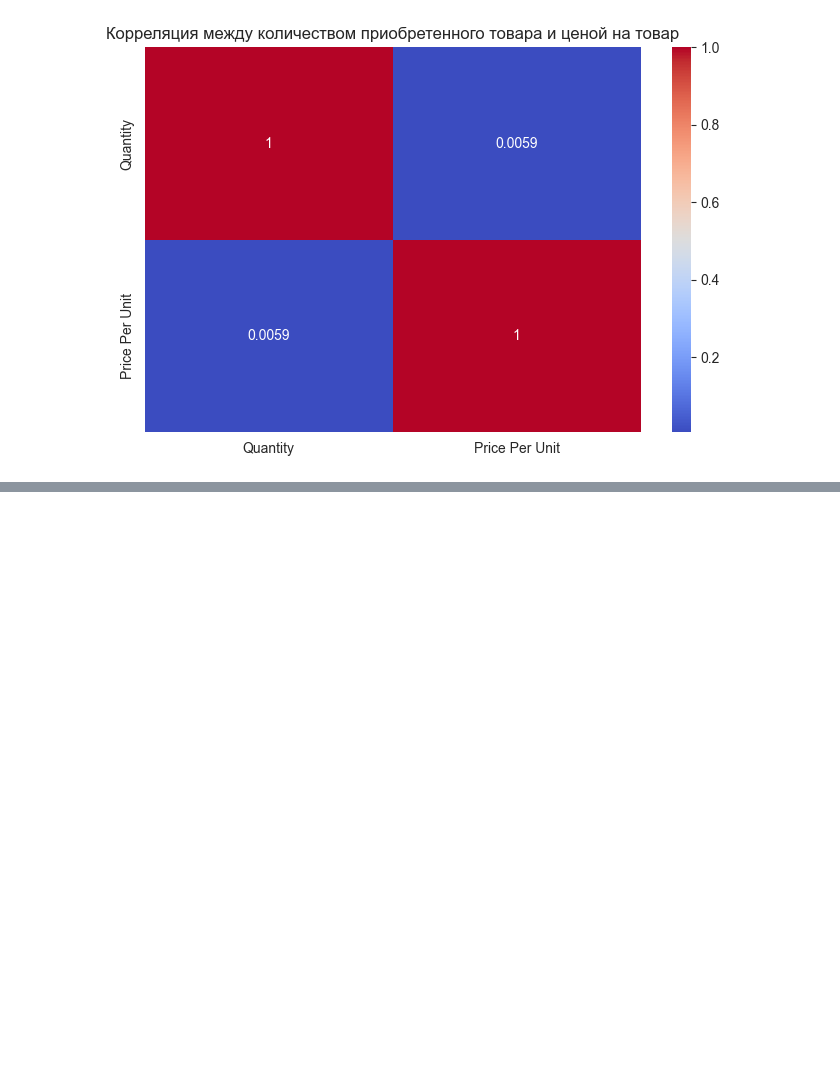
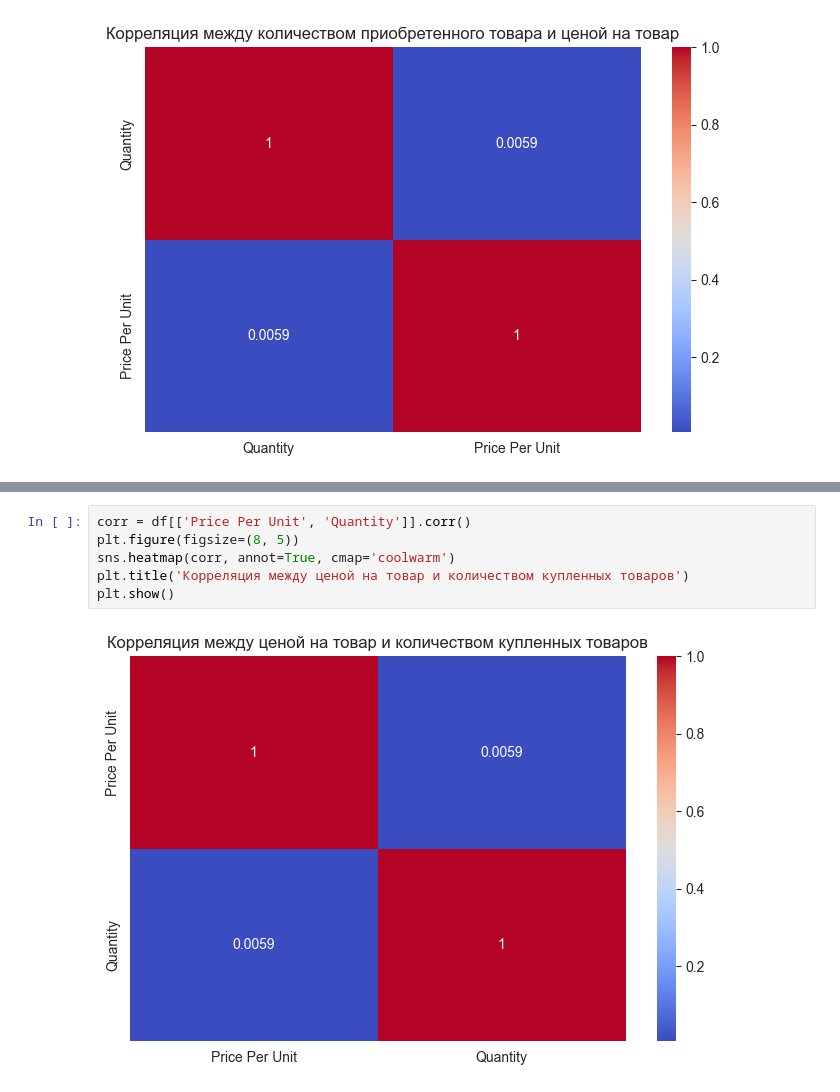
Before and after one commit to Dima1803Mel/Cafe_Sales, a Jupyter notebook: cafe_sales.ipynb, the cells around one changed output, grey strips where cells are left out. Cells and saved outputs as stored; diff of their text form; blank space fills up the shorter version.

```diff
--- a/cafe_sales.ipynb
+++ b/cafe_sales.ipynb
@@ -489,0 +498,8 @@ plt.show()
+# %%
+corr = df[['Price Per Unit', 'Quantity']].corr()
+plt.figure(figsize=(8, 5))
+sns.heatmap(corr, annot=True, cmap='coolwarm')
+plt.title('Корреляция между ценой на товар и количеством купленных товаров')
+plt.show()
+# %% [output]
+[figure, added]
```
Also changed, not shown: parts of 1 cell of this notebook.
